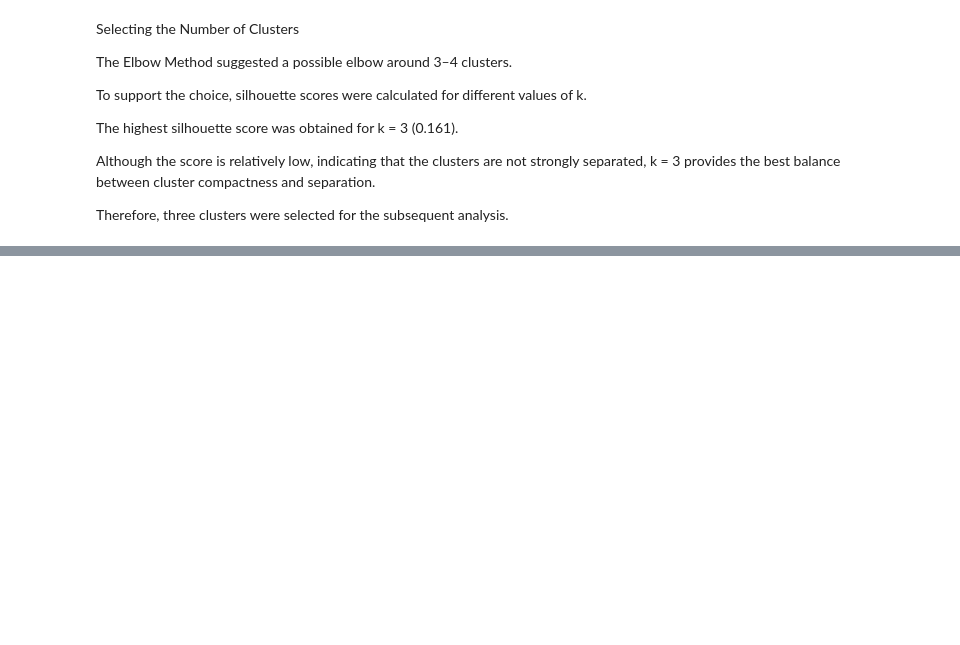
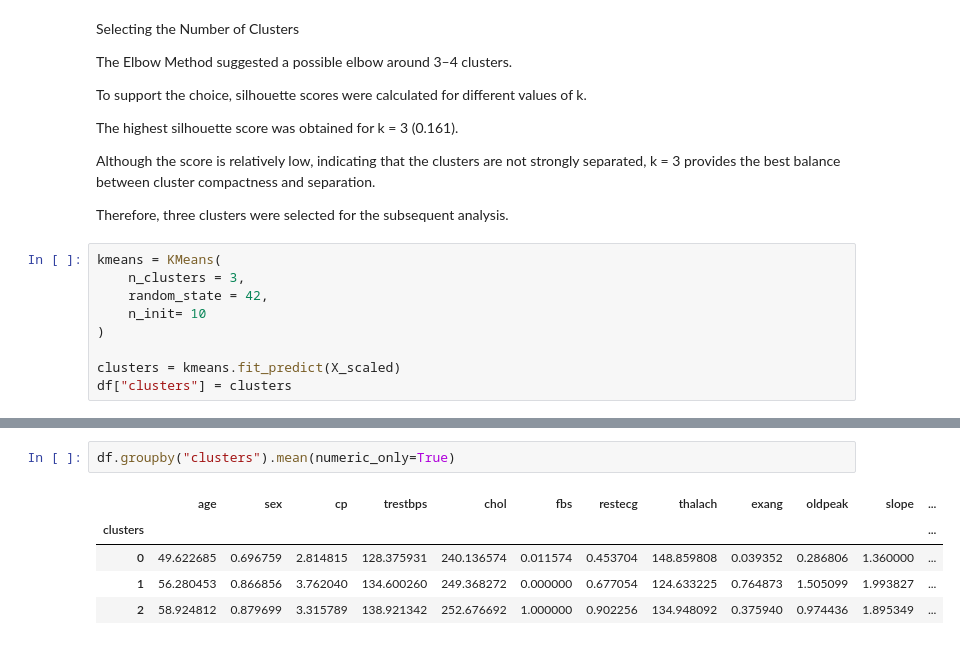
Before and after one commit to nubarshukurlu/heart-disease-analysis, a Jupyter notebook: Notebooks/06_unknown_structer.ipynb, the cells around one changed output, grey strips where cells are left out. Drawn from its saved outputs; the diff is of its cells as text; blank space fills up the shorter version.

Commit message:
Complete K-Means clustering analysis

```diff
--- a/Notebooks/06_unknown_structer.ipynb
+++ b/Notebooks/06_unknown_structer.ipynb
@@ -92,3 +92,12 @@ The highest silhouette score was obtained for k = 3 (0.161).
 Although the score is relatively low, indicating that the clusters are not strongly separated, k = 3 provides the best balance between cluster compactness and separation.
 
 Therefore, three clusters were selected for the subsequent analysis.
+# %%
+kmeans = KMeans(
+    n_clusters = 3,
+    random_state = 42,
+    n_init= 10
+)
+
+clusters = kmeans.fit_predict(X_scaled)
+df["clusters"] = clusters
@@ -94,0 +176,8 @@ Therefore, three clusters were selected for the subsequent analysis.
+# %%
+df.groupby("clusters").mean(numeric_only=True)
+# %% [output]
+|  | age | sex | cp | trestbps | chol | fbs | restecg | thalach | exang | oldpeak | slope | ... |
+| clusters |  |  |  |  |  |  |  |  |  |  |  | ... |
+| 0 | 49.622685 | 0.696759 | 2.814815 | 128.375931 | 240.136574 | 0.011574 | 0.453704 | 148.859808 | 0.039352 | 0.286806 | 1.360000 | ... |
+| 1 | 56.280453 | 0.866856 | 3.762040 | 134.600260 | 249.368272 | 0.000000 | 0.677054 | 124.633225 | 0.764873 | 1.505099 | 1.993827 | ... |
+| 2 | 58.924812 | 0.879699 | 3.315789 | 138.921342 | 252.676692 | 1.000000 | 0.902256 | 134.948092 | 0.375940 | 0.974436 | 1.895349 | ... |
```
Also changed, not shown: parts of 7 cells of this notebook.
